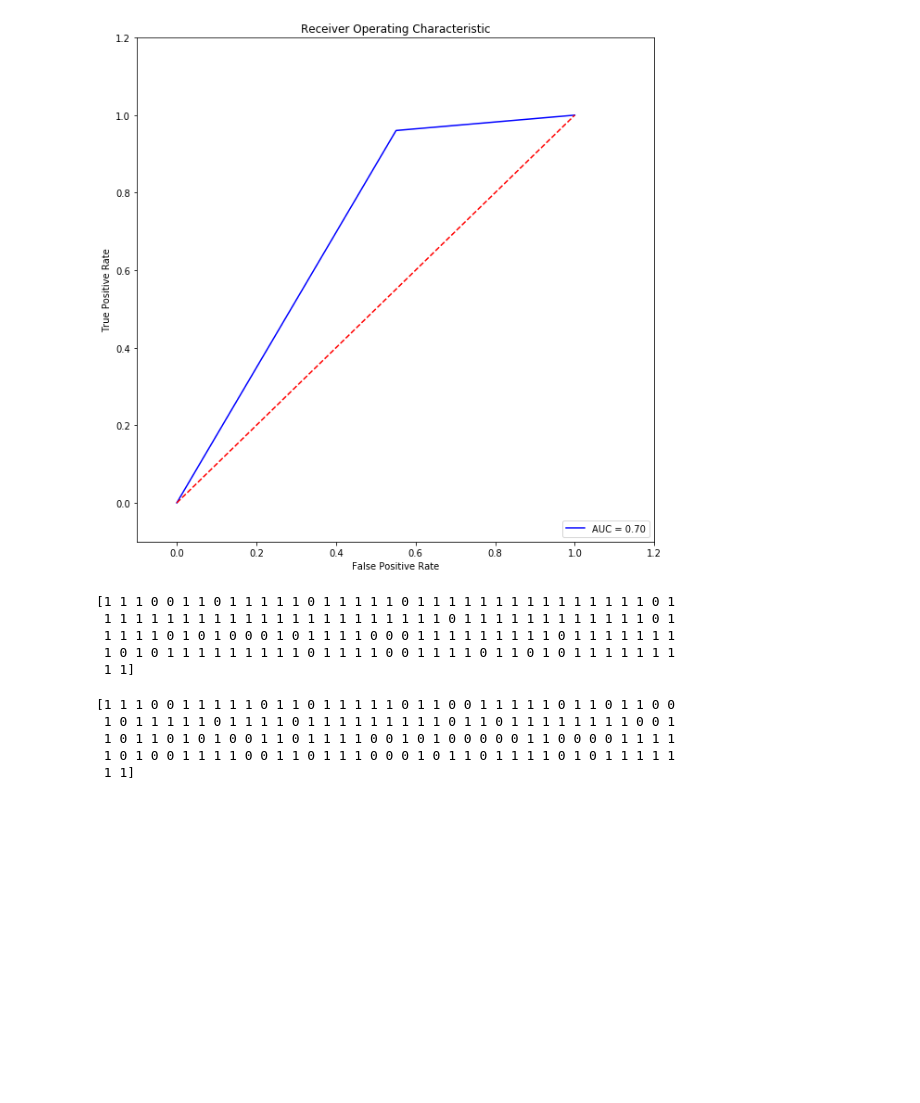
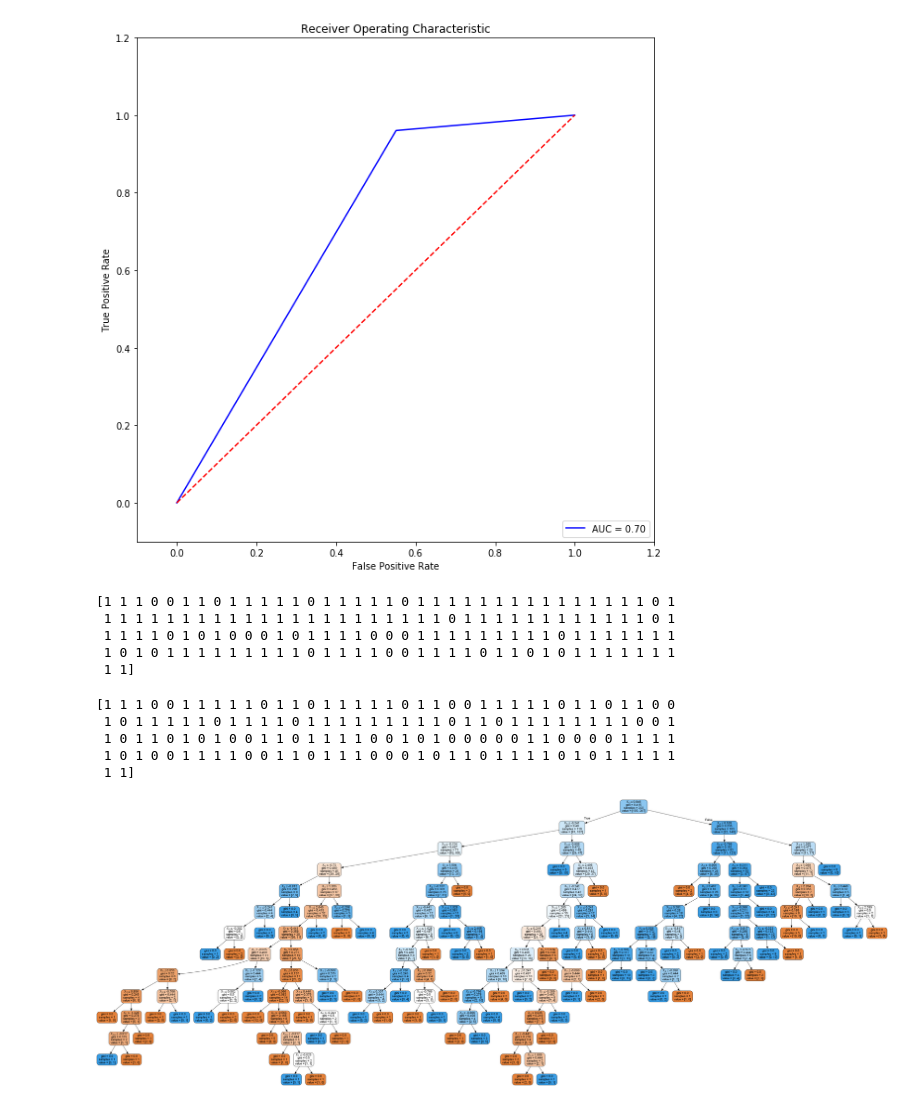
Before and after one commit to logisticregress/Data_Science_Projects, a Jupyter notebook: RandomForest.ipynb, the cells around one changed output. Saved outputs shown, nothing was run; the diff lists cells and outputs as text; code cells hidden in the pictures; blank space fills up the shorter version.

```diff
--- a/RandomForest.ipynb
+++ b/RandomForest.ipynb
@@ -137,3 +137,6 @@ print(y_test)
  1 0 1 1 0 1 0 1 0 0 1 1 0 1 1 1 1 0 0 1 0 1 0 0 0 0 0 1 1 0 0 0 0 1 1 1 1
  1 0 1 0 0 1 1 1 1 0 0 1 1 0 1 1 1 0 0 0 1 0 1 1 0 1 1 1 1 0 1 0 1 1 1 1 1
  1 1]
+# %%
+#extract a single tree and visualize it
+estimator = regressor.estimators_[5]
@@ -139,0 +145,18 @@ print(y_test)
+# %%
+import os
+os.environ["PATH"] += os.pathsep + 'C:\\Users\\rcluk\\Anaconda3\\Library\\bin\\graphviz'
+
+#Export as dot file
+import pandas as pd
+from sklearn.externals.six import StringIO
+from IPython.display import Image
+from sklearn.tree import export_graphviz
+import pydotplus
+dot_data = StringIO()
+export_graphviz(estimator, out_file=dot_data,
+                filled=True, rounded=True,
+                special_characters=True)
+graph = pydotplus.graph_from_dot_data(dot_data.getvalue())
+Image(graph.create_png())
+# %% [output]
+[figure, added]
```
Also changed, not shown: parts of 2 cells of this notebook.
